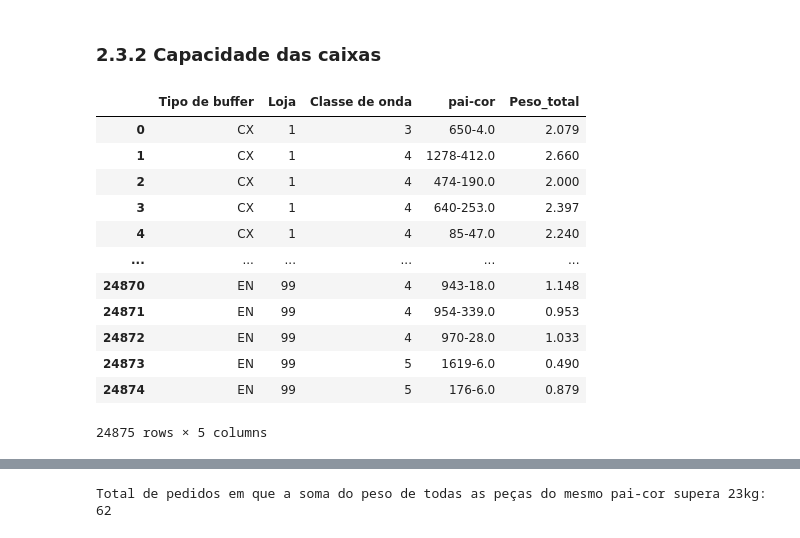
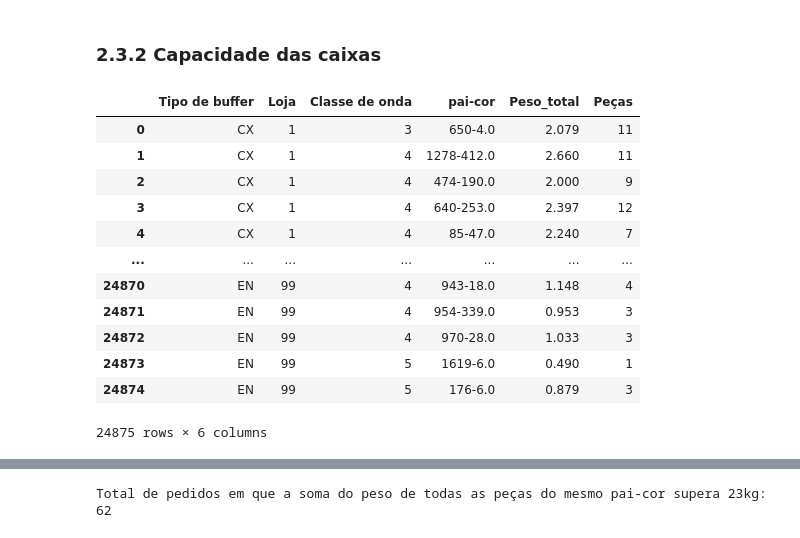
Before and after one commit to CandaPin/Resolucao_Problemas, a Jupyter notebook: 02-Notebook/01-cqavp-EDA.ipynb, the cells around one changed output, grey strips where cells are left out. Drawn from its saved outputs; the diff is of its cells as text; code cells hidden in the pictures.

Commit message:
# verifcação de limites de capacidade

```diff
--- a/02-Notebook/01-cqavp-EDA.ipynb
+++ b/02-Notebook/01-cqavp-EDA.ipynb
@@ -663,19 +663,19 @@ Total de rotas que NÃO suportam a demanda: 1
 # %% [markdown]
 ### 2.3.2 Capacidade das caixas
 # %%
-df_agrupado_pai_cor_loja_v2 = pd.DataFrame(df_limite_buffer.groupby(['Tipo de buffer', 'Loja', 'Classe de onda','pai-cor'])['Peso_total'].sum().reset_index())
+df_agrupado_pai_cor_loja_v2 = pd.DataFrame(df_limite_buffer.groupby(['Tipo de buffer', 'Loja', 'Classe de onda','pai-cor']).agg({'Peso_total': 'sum', 'Peças': 'sum'}).reset_index())
 df_agrupado_pai_cor_loja_v2
 # %% [output]
-|  | Tipo de buffer | Loja | Classe de onda | pai-cor | Peso_total |
-| 0 | CX | 1 | 3 | 650-4.0 | 2.079 |
-| 1 | CX | 1 | 4 | 1278-412.0 | 2.660 |
-| 2 | CX | 1 | 4 | 474-190.0 | 2.000 |
-| 3 | CX | 1 | 4 | 640-253.0 | 2.397 |
-| 4 | CX | 1 | 4 | 85-47.0 | 2.240 |
-| ... | ... | ... | ... | ... | ... |
-| 24870 | EN | 99 | 4 | 943-18.0 | 1.148 |
-| 24871 | EN | 99 | 4 | 954-339.0 | 0.953 |
-| 24872 | EN | 99 | 4 | 970-28.0 | 1.033 |
-| 24873 | EN | 99 | 5 | 1619-6.0 | 0.490 |
-| 24874 | EN | 99 | 5 | 176-6.0 | 0.879 |
+|  | Tipo de buffer | Loja | Classe de onda | pai-cor | Peso_total | Peças |
+| 0 | CX | 1 | 3 | 650-4.0 | 2.079 | 11 |
+| 1 | CX | 1 | 4 | 1278-412.0 | 2.660 | 11 |
+| 2 | CX | 1 | 4 | 474-190.0 | 2.000 | 9 |
+| 3 | CX | 1 | 4 | 640-253.0 | 2.397 | 12 |
+| 4 | CX | 1 | 4 | 85-47.0 | 2.240 | 7 |
+| ... | ... | ... | ... | ... | ... | ... |
+| 24870 | EN | 99 | 4 | 943-18.0 | 1.148 | 4 |
+| 24871 | EN | 99 | 4 | 954-339.0 | 0.953 | 3 |
+| 24872 | EN | 99 | 4 | 970-28.0 | 1.033 | 3 |
+| 24873 | EN | 99 | 5 | 1619-6.0 | 0.490 | 1 |
+| 24874 | EN | 99 | 5 | 176-6.0 | 0.879 | 3 |
-24875 rows × 5 columns
+24875 rows × 6 columns
```
Also changed, not shown: parts of 13 cells of this notebook.
